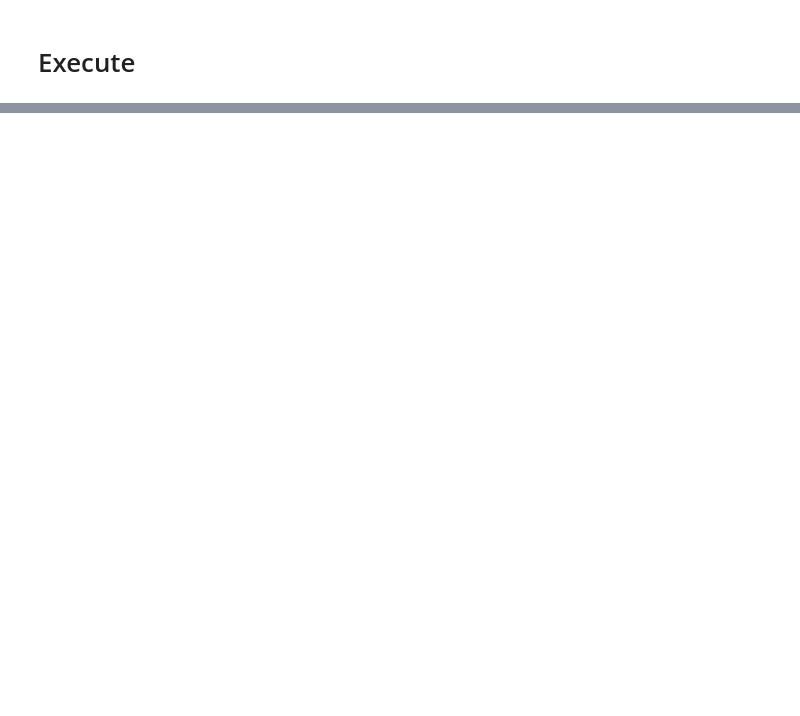
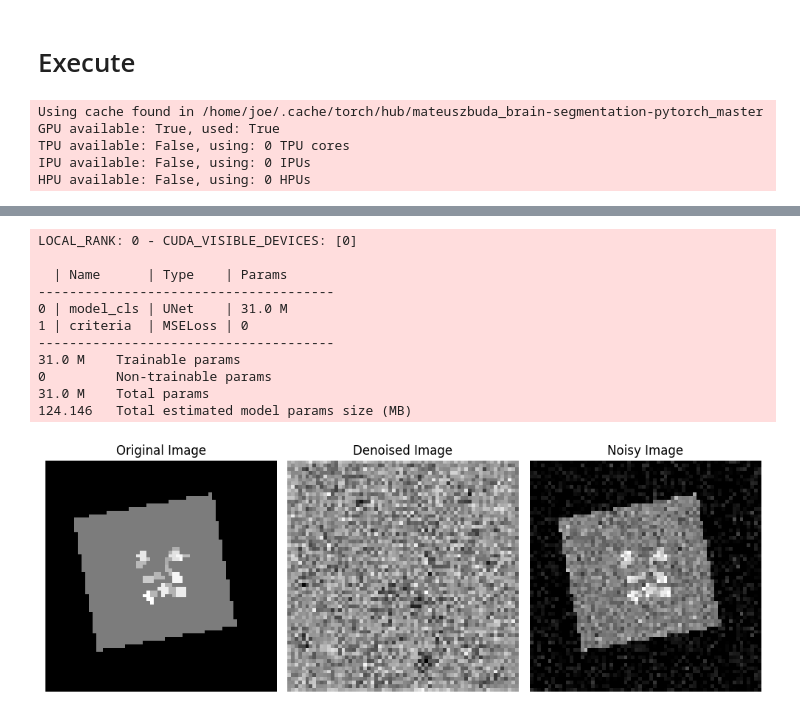
Before and after one commit to himbostradamus/dip-in-darts, a Jupyter notebook: execute_no_search.ipynb, the cells around one changed output, grey strips where cells are left out. Saved outputs shown, nothing was run; the diff lists cells and outputs as text; code cells hidden in the pictures; blank space fills up the shorter version.

```diff
--- a/execute_no_search.ipynb
+++ b/execute_no_search.ipynb
@@ -24,34 +27,29 @@ print('CUDA available: {}'.format(torch.cuda.is_available()))
 # %% [markdown]
 # Execute
 # %%
-
 
 model = torch.hub.load('mateuszbuda/brain-segmentation-pytorch', 'unet',
                        in_channels=1, out_channels=1, init_features=64, pretrained=False)
 
 num_iter=1
-total_iterations = 25000
-
-resolution = 6
-max_depth = resolution - 1
-phantom = generate_phantom(resolution=resolution)
+total_iterations = 2000
+phantom = np.load(f'phantoms/ground_truth/64/{0}.npy')
+phantom_noisy = add_gaussian_noise(torch.from_numpy(phantom)[None, :], noise_factor=.09).squeeze(1).numpy()
 
 # Create the lightning module
 module = LightningEvalSearchSGLD(
                 phantom=phantom,
+                phantom_noisy=phantom_noisy,
                 num_iter=num_iter,
-                lr=0.01, # note a smaller learning rate affecs the SGLD, so overfitting happens FASTER at LOWER learning rates (start with 0.01)
-                noise_type='gaussian',
-                noise_factor=0.09,
-                resolution=resolution,
-                burnin_iter=350,
-                model_cls=model
+                lr=0.14, # note a smaller learning rate affecs the SGLD, so overfitting happens FASTER at LOWER learning rates (start with 0.01)
+                burnin_iter=1000,
+                model_cls=model,
+                show_every=300
                 )
 
 # Create a PyTorch Lightning trainer
 trainer = Trainer(
-            # callbacks=[module.checkpoint_callback],
-            max_epochs=total_iterations
+            max_epochs=total_iterations,
             fast_dev_run=False,
             gpus=1,
             )
@@ -62,7 +60,12 @@ if not hasattr(trainer, 'optimizer_frequencies'):
 
 # Create the lighting object for evaluator
 train_loader = DataLoader(SingleImageDataset(phantom, num_iter=1), batch_size=1)
-val_loader = DataLoader(SingleImageDataset(phantom, num_iter=1), batch_size=1)
 
-lightning = Lightning(lightning_module=module, trainer=trainer, train_dataloaders=train_loader, val_dataloaders=val_loader)
+lightning = Lightning(lightning_module=module, trainer=trainer, train_dataloaders=train_loader, val_dataloaders=None)
 lightning.fit(model)
+# %% [output]
+Using cache found in /home/joe/.cache/torch/hub/mateuszbuda_brain-segmentation-pytorch_master
+GPU available: True, used: True
+TPU available: False, using: 0 TPU cores
+IPU available: False, using: 0 IPUs
+HPU available: False, using: 0 HPUs
@@ -68,0 +73,12 @@ lightning.fit(model)
+LOCAL_RANK: 0 - CUDA_VISIBLE_DEVICES: [0]
+
+  | Name      | Type    | Params
+--------------------------------------
+0 | model_cls | UNet    | 31.0 M
+1 | criteria  | MSELoss | 0
+--------------------------------------
+31.0 M    Trainable params
+0         Non-trainable params
+31.0 M    Total params
+124.146   Total estimated model params size (MB)
+[figure, added]
```
Also changed, not shown: parts of 2 cells of this notebook, 31 other files.
